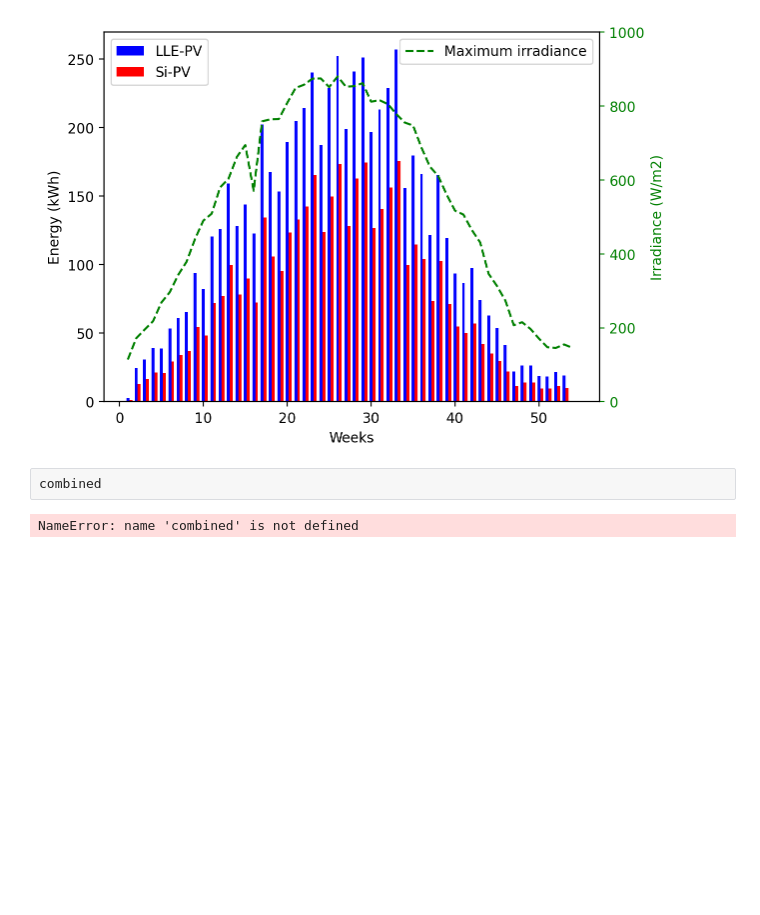
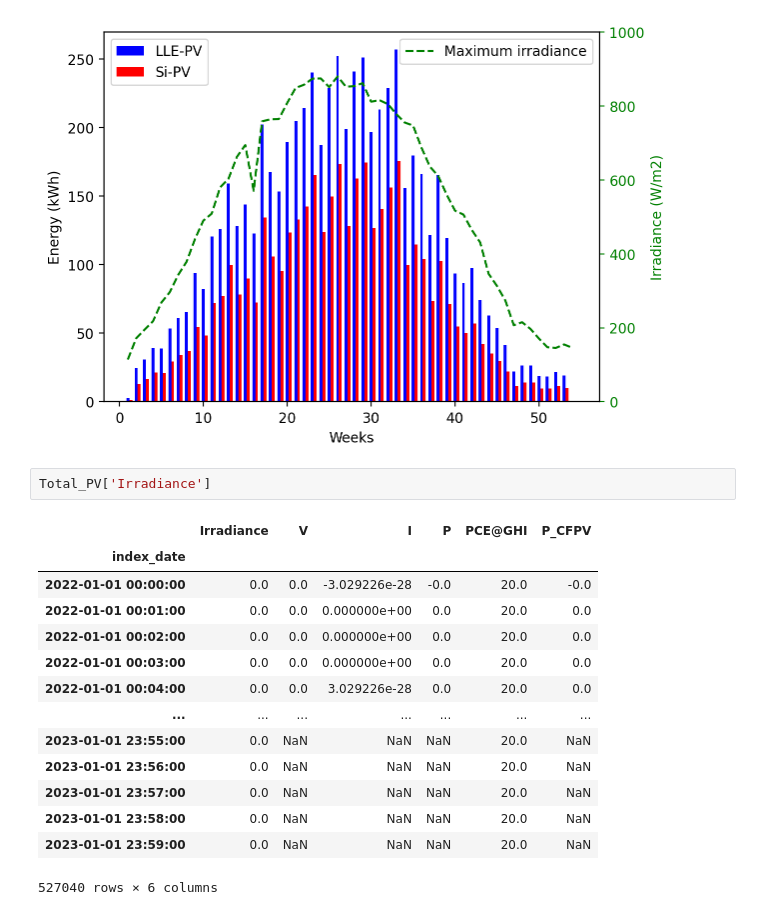
Before and after one commit to Alexisaglar/decentralised_network_analysis, a Jupyter notebook: data/pv_generation_data/jup_pv_generation.ipynb, the cells around one changed output. Saved outputs shown, nothing was run; the diff lists cells and outputs as text; blank space fills up the shorter version.

```diff
--- a/data/pv_generation_data/jup_pv_generation.ipynb
+++ b/data/pv_generation_data/jup_pv_generation.ipynb
@@ -230,7 +230,20 @@ ax2.legend(loc='upper right')
 plt.show()
 # %% [output]
 [figure]
-# %%
-combined
-# %% [output]
-NameError: name 'combined' is not defined
+# %%
+Total_PV['Irradiance']
+# %% [output]
+|  | Irradiance | V | I | P | PCE@GHI | P_CFPV |
+| index_date |  |  |  |  |  |  |
+| 2022-01-01 00:00:00 | 0.0 | 0.0 | -3.029226e-28 | -0.0 | 20.0 | -0.0 |
+| 2022-01-01 00:01:00 | 0.0 | 0.0 | 0.000000e+00 | 0.0 | 20.0 | 0.0 |
+| 2022-01-01 00:02:00 | 0.0 | 0.0 | 0.000000e+00 | 0.0 | 20.0 | 0.0 |
+| 2022-01-01 00:03:00 | 0.0 | 0.0 | 0.000000e+00 | 0.0 | 20.0 | 0.0 |
+| 2022-01-01 00:04:00 | 0.0 | 0.0 | 3.029226e-28 | 0.0 | 20.0 | 0.0 |
+| ... | ... | ... | ... | ... | ... | ... |
+| 2023-01-01 23:55:00 | 0.0 | NaN | NaN | NaN | 20.0 | NaN |
+| 2023-01-01 23:56:00 | 0.0 | NaN | NaN | NaN | 20.0 | NaN |
+| 2023-01-01 23:57:00 | 0.0 | NaN | NaN | NaN | 20.0 | NaN |
+| 2023-01-01 23:58:00 | 0.0 | NaN | NaN | NaN | 20.0 | NaN |
+| 2023-01-01 23:59:00 | 0.0 | NaN | NaN | NaN | 20.0 | NaN |
+527040 rows × 6 columns
```
Also changed, not shown: parts of 3 cells of this notebook, 1 other file.
